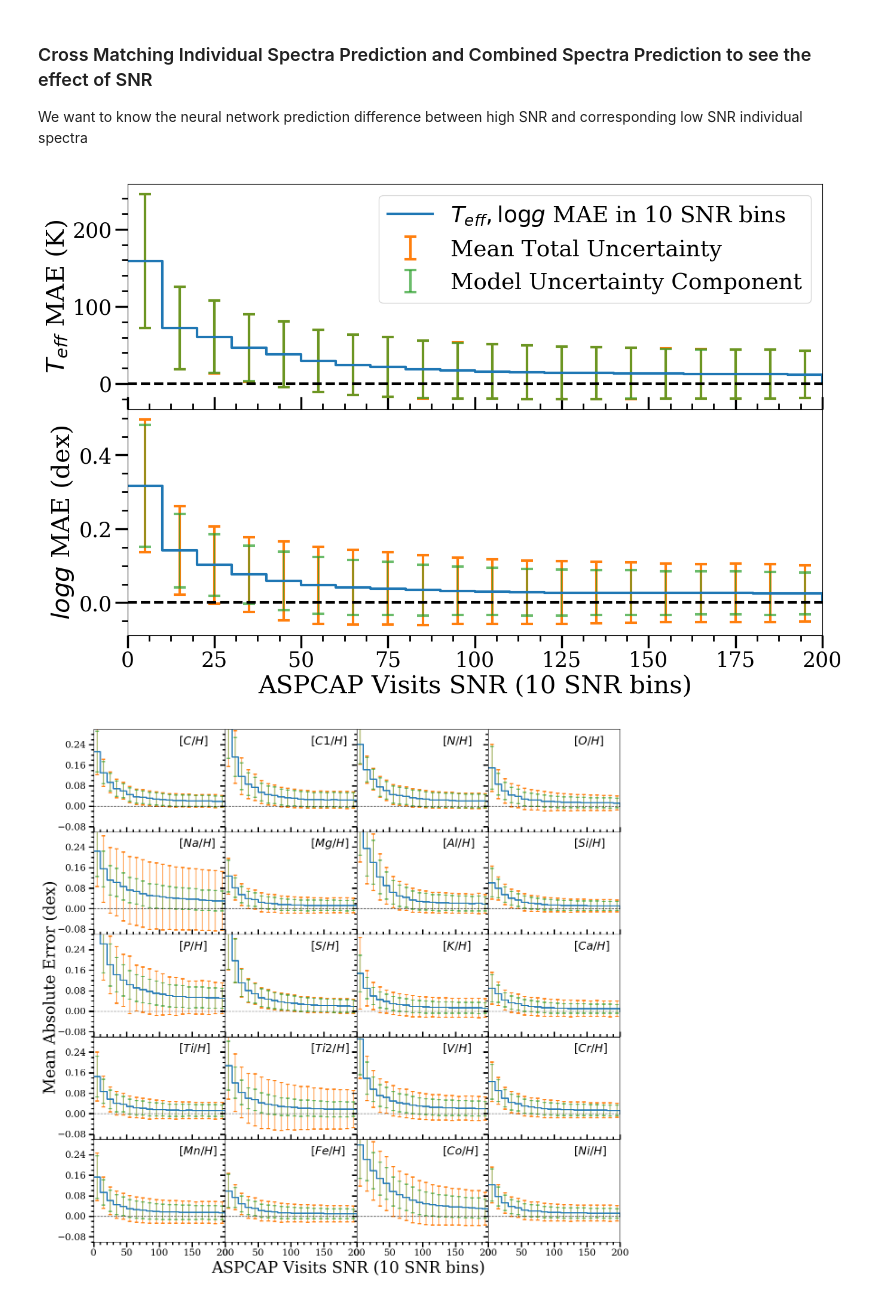
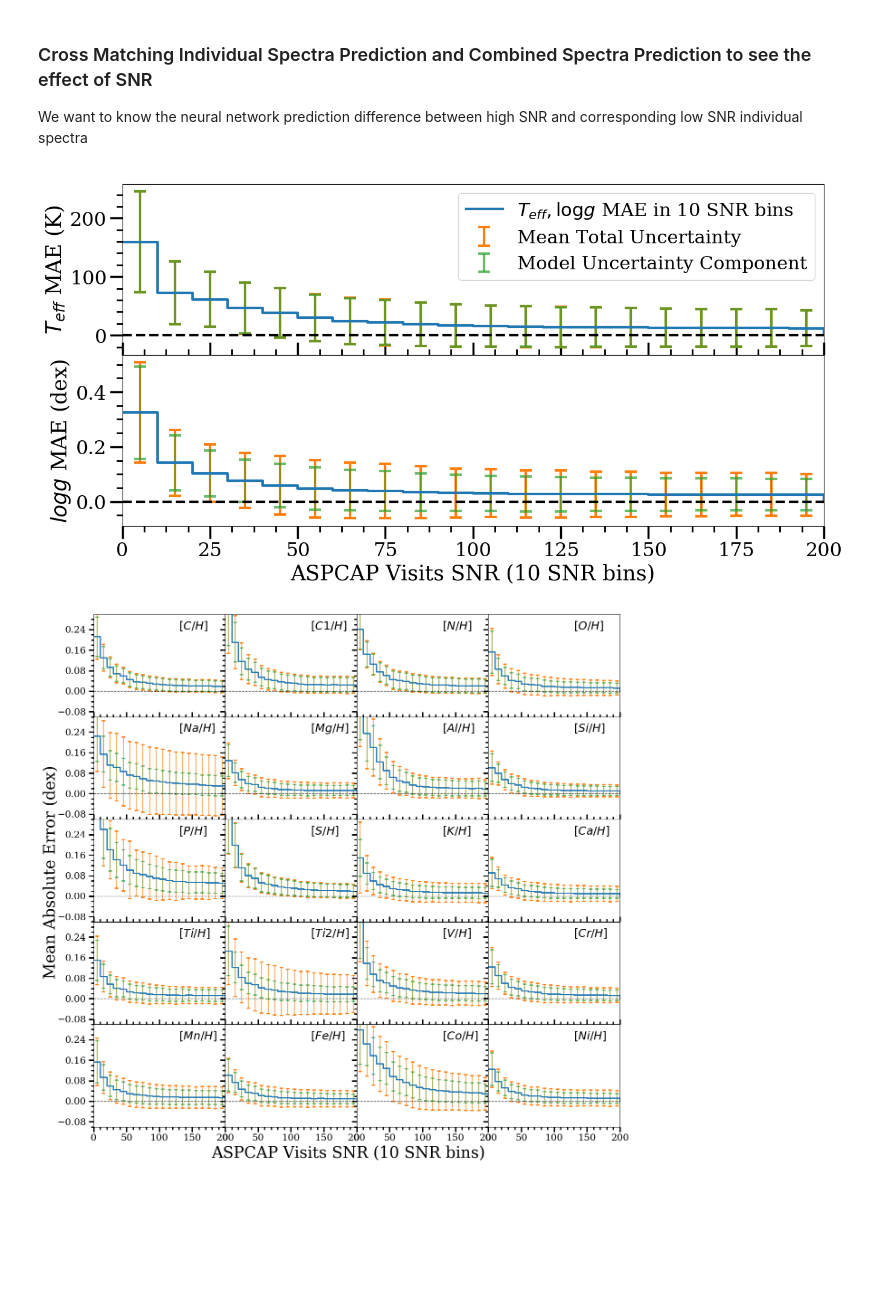
Before and after one commit to henrysky/astroNN_spectra_paper_figures, a Jupyter notebook: Inference.ipynb, the cells around one changed output. Cells and saved outputs as stored; diff of their text form; code cells hidden in the pictures; blank space fills up the shorter version.

```diff
--- a/Inference.ipynb
+++ b/Inference.ipynb
@@ -362,41 +363,41 @@ mean_abs_diff_logg.append(0.)
 mean_confidence_logg.append(0.)
 mean_modelconfidence_logg.append(0.)
 
 # setup plots
-f, ax = plt.subplots(2, figsize=(15,10), dpi=100)
+f, ax = plt.subplots(2, figsize=(15, 7.5), dpi=100)
 
 xSNRmajorLocator = MultipleLocator(0.7)
 
 ax[0].plot(spaces_SNR, mean_abs_diff_teff, ls='steps-post', linewidth=3., label='$T_{eff}, \log{g}$' + ' MAE in 10 SNR bins')
 ax[0].errorbar(spaces_SNR+5, mean_abs_diff_teff, yerr=mean_confidence_teff, linestyle='None', capsize=7, elinewidth=3., capthick=3., label='Mean Total Uncertainty')
 ax[0].errorbar(spaces_SNR+5, mean_abs_diff_teff, yerr=mean_modelconfidence_teff, linestyle='None', capsize=7, elinewidth=3., capthick=3., alpha=0.7, label='Model Uncertainty Component')
-ax[0].set_ylabel('$T_{eff}$'+' MAE (K)', fontsize=30)
+ax[0].set_ylabel('$T_{eff}$'+' MAE (K)', fontsize=25)
 ax[0].set_xlim((low_SNR, high_SNR))
 # ax[0].set_ylim((-20, 200))
 ax[0].axhline(0, ls='--', c='k', lw=3.)
-ax[0].legend(loc='best', fontsize=27)
+ax[0].legend(loc='best', fontsize=22)
 ax[0].minorticks_on()
-ax[0].tick_params(labelsize=25, width=2.5, length=15, which='major')
+ax[0].tick_params(labelsize=23, width=2.5, length=15, which='major')
 ax[0].tick_params(width=2, length=7, which='minor')
 ax[0].xaxis.set_tick_params(direction='in', which='both')
 ax[0].xaxis.set_major_formatter(NullFormatter())
 
 ax[1].plot(spaces_SNR, mean_abs_diff_logg, ls='steps-post', linewidth=3., label='$log{g}$' + '  MAE in 0.2 dex bins')
 ax[1].errorbar(spaces_SNR+5, mean_abs_diff_logg, yerr=mean_confidence_logg, linestyle='None', capsize=7, elinewidth=3., capthick=3., label='Mean Total Uncertainty')
 ax[1].errorbar(spaces_SNR+5, mean_abs_diff_logg, yerr=mean_modelconfidence_logg, linestyle='None', capsize=7, elinewidth=0., capthick=3., alpha=0.7, label='Model Uncertainty Component')
-ax[1].set_xlabel('ASPCAP Visits SNR (10 SNR bins)', fontsize=30)
-ax[1].set_ylabel('$log{g}$'+' MAE (dex)', fontsize=30)
+ax[1].set_xlabel('ASPCAP Visits SNR (10 SNR bins)', fontsize=25)
+ax[1].set_ylabel('$log{g}$'+' MAE (dex)', fontsize=25)
 ax[1].set_xlim((low_SNR, high_SNR))
 # ax[1].set_ylim((-0.1, 0.4))
 ax[1].axhline(0, ls='--', c='k', lw=3.)
 ax[1].minorticks_on()
-ax[1].tick_params(labelsize=25, width=2.5, length=15, which='major')
+ax[1].tick_params(labelsize=23, width=2.5, length=15, which='major')
 ax[1].tick_params(width=2, length=7, which='minor')
 f.subplots_adjust(wspace=0,hspace=0)
 # f.tight_layout()
 f.savefig('delta_SNR_teff_logg.png')
 # %% [output]
-[figure, old version]
+[figure, new version]
 # %%
 %matplotlib inline
 import pylab as plt
```
Also changed, not shown: parts of 6 cells of this notebook, 6 other files.
